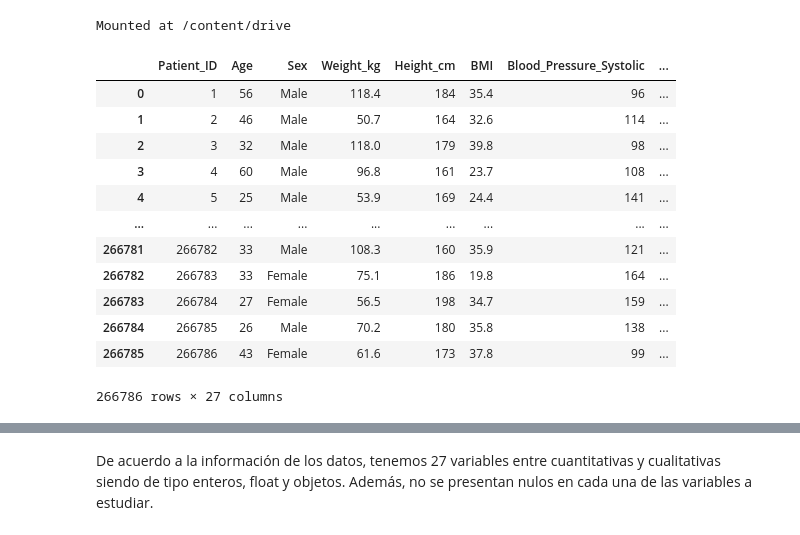
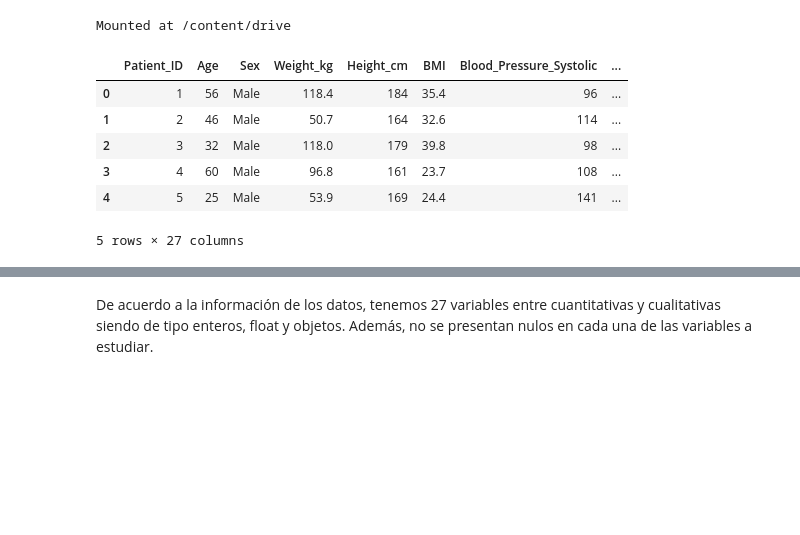
Before and after one commit to julianamu323/Proyectos, a Jupyter notebook: Afecciones_cardiacas.ipynb, the cells around one changed output, grey strips where cells are left out. Cells and saved outputs as stored; diff of their text form; code cells hidden in the pictures; blank space fills up the shorter version.

```diff
--- a/Afecciones_cardiacas.ipynb
+++ b/Afecciones_cardiacas.ipynb
@@ -14,22 +14,16 @@ Mounted at /content/drive
 # %%
 datos = pd.read_csv('/content/drive/MyDrive/Proyectos/Datos/heart_attack_youth_adult_france.csv',
                    sep = ',',
                    low_memory = False)
-datos
+datos.head(5)
 # %% [output]
 |  | Patient_ID | Age | Sex | Weight_kg | Height_cm | BMI | Blood_Pressure_Systolic | ... |
 | 0 | 1 | 56 | Male | 118.4 | 184 | 35.4 | 96 | ... |
 | 1 | 2 | 46 | Male | 50.7 | 164 | 32.6 | 114 | ... |
 | 2 | 3 | 32 | Male | 118.0 | 179 | 39.8 | 98 | ... |
 | 3 | 4 | 60 | Male | 96.8 | 161 | 23.7 | 108 | ... |
 | 4 | 5 | 25 | Male | 53.9 | 169 | 24.4 | 141 | ... |
-| ... | ... | ... | ... | ... | ... | ... | ... | ... |
-| 266781 | 266782 | 33 | Male | 108.3 | 160 | 35.9 | 121 | ... |
-| 266782 | 266783 | 33 | Female | 75.1 | 186 | 19.8 | 164 | ... |
-| 266783 | 266784 | 27 | Female | 56.5 | 198 | 34.7 | 159 | ... |
-| 266784 | 266785 | 26 | Male | 70.2 | 180 | 35.8 | 138 | ... |
-| 266785 | 266786 | 43 | Female | 61.6 | 173 | 37.8 | 99 | ... |
-266786 rows × 27 columns
+5 rows × 27 columns
 # %%
 data = datos.copy()
 # %%
```
Also changed, not shown: parts of 11 cells of this notebook.
